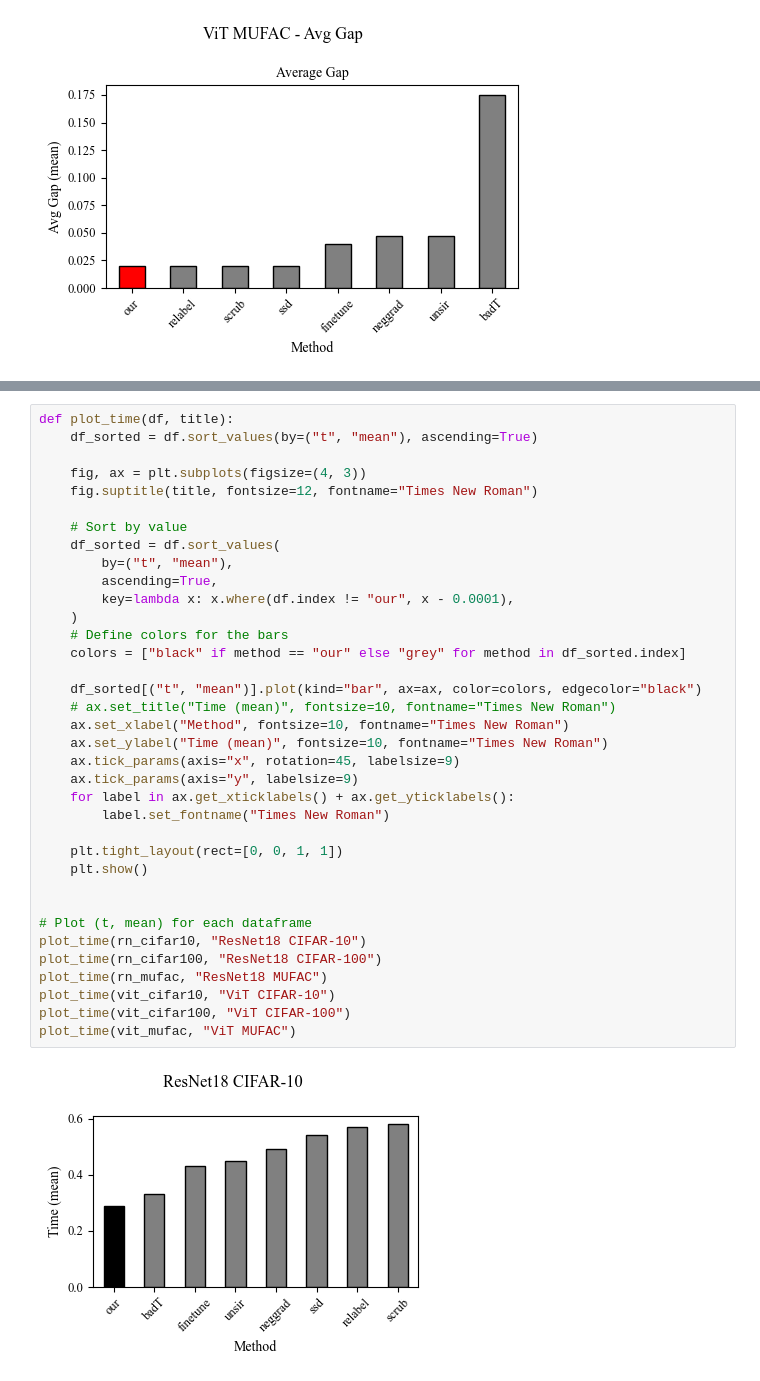
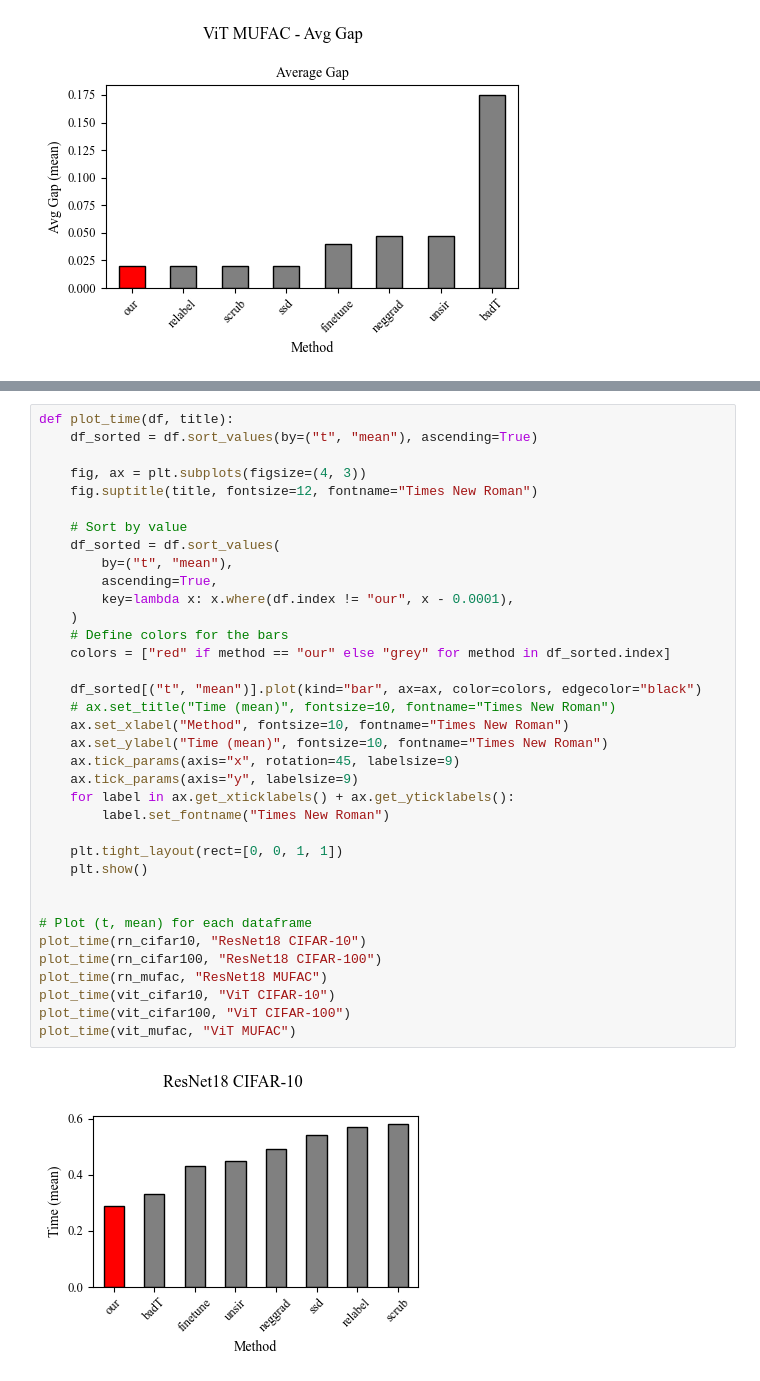
Before and after one commit to cspartalis/LoTUS, a Jupyter notebook: notebooks/results.ipynb, the cells around one changed output, grey strips where cells are left out. Saved outputs shown, nothing was run; the diff lists cells and outputs as text.

```diff
--- a/notebooks/results.ipynb
+++ b/notebooks/results.ipynb
@@ -431,32 +432,32 @@ def plot_time(df, title):
 
     # Sort by value
     df_sorted = df.sort_values(
         by=("t", "mean"),
         ascending=True,
         key=lambda x: x.where(df.index != "our", x - 0.0001),
     )
     # Define colors for the bars
-    colors = ["black" if method == "our" else "grey" for method in df_sorted.index]
+    colors = ["red" if method == "our" else "grey" for method in df_sorted.index]
 
     df_sorted[("t", "mean")].plot(kind="bar", ax=ax, color=colors, edgecolor="black")
     # ax.set_title("Time (mean)", fontsize=10, fontname="Times New Roman")
     ax.set_xlabel("Method", fontsize=10, fontname="Times New Roman")
     ax.set_ylabel("Time (mean)", fontsize=10, fontname="Times New Roman")
     ax.tick_params(axis="x", rotation=45, labelsize=9)
     ax.tick_params(axis="y", labelsize=9)
     for label in ax.get_xticklabels() + ax.get_yticklabels():
         label.set_fontname("Times New Roman")
 
     plt.tight_layout(rect=[0, 0, 1, 1])
     plt.show()
 
 
 # Plot (t, mean) for each dataframe
 plot_time(rn_cifar10, "ResNet18 CIFAR-10")
 plot_time(rn_cifar100, "ResNet18 CIFAR-100")
 plot_time(rn_mufac, "ResNet18 MUFAC")
 plot_time(vit_cifar10, "ViT CIFAR-10")
 plot_time(vit_cifar100, "ViT CIFAR-100")
 plot_time(vit_mufac, "ViT MUFAC")
 # %% [output]
-[figure, old version]
+[figure, new version]
```
Also changed, not shown: parts of 4 cells of this notebook.
